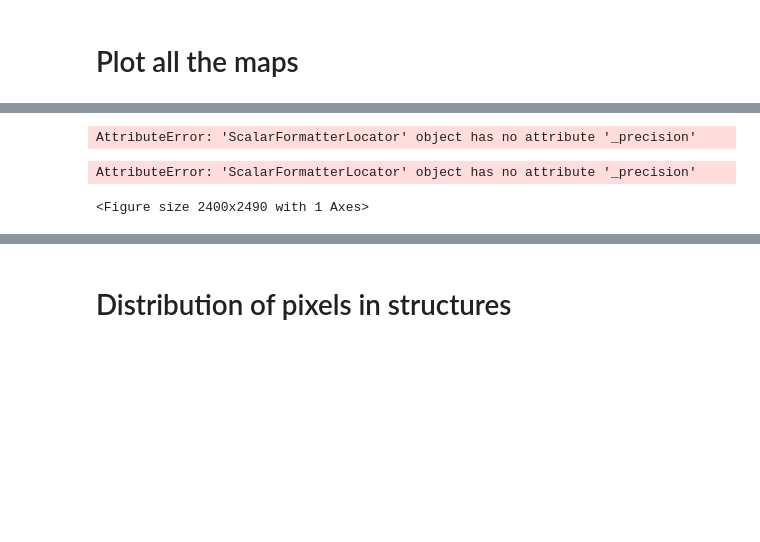
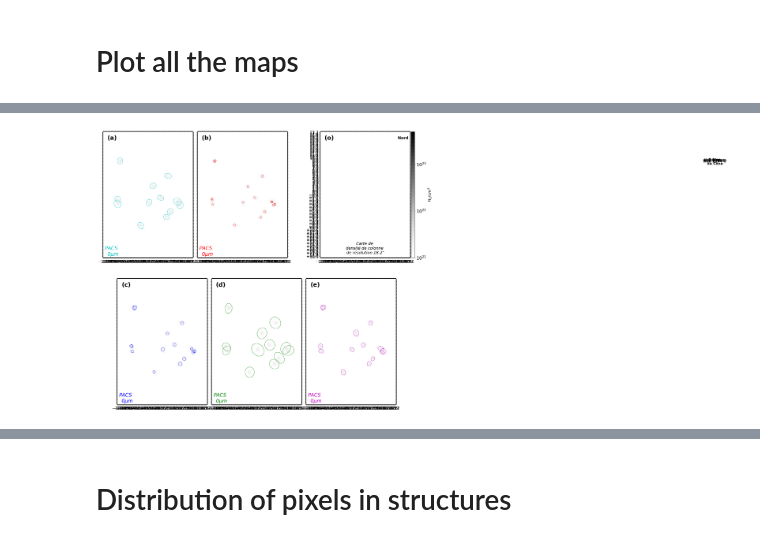
Before and after one commit to ThomassonB/FAMILY, a Jupyter notebook: testNotebook.ipynb, the cells around one changed output, grey strips where cells are left out. Saved outputs shown, nothing was run; the diff lists cells and outputs as text; code cells hidden in the pictures; blank space fills up the shorter version.

```diff
--- a/testNotebook.ipynb
+++ b/testNotebook.ipynb
@@ -138,5 +126,5 @@ to_consider = structure_table[~structure_table.index.isin(hierarchical_structure
 to_consider.index = np.arange(0, len(to_consider))
 # %%
-image = dataset[-1].fits_img
+image = dataset._data['L01'].fits_img
 fig = network.structures[0].plot(image)
 # %% [output]
@@ -209,7 +178,7 @@ subplots_coords = [
 
 colors = ["m", "g", "b", "r", "c"][::-1]
 lab = ['(a)', '(b)', '(c)', '(d)', '(e)', '(f)']
-for data, subplot, color, label in zip(dataset[1:], subplots_coords, colors, lab):
+for data, subplot, color, label in zip(dataset._data.values(), subplots_coords, colors, lab):
     img, hdr = iu.OpenImage(data.fits_img, path=True)
     img[img == 0] = np.nan
     new_fits = fits.PrimaryHDU(data=img, header=hdr)
@@ -242,8 +211,8 @@ for data, subplot, color, label in zip(dataset[1:], subplots_coords, colors, lab
         fig.colorbar.set_font(size=18)
 
     ### AXES
-    fig.tick_labels.set_xformat('dd.ddd')
-    fig.tick_labels.set_yformat('dd.ddd')
+    #fig.tick_labels.set_xformat('dd.ddd')
+    #fig.tick_labels.set_yformat('dd.ddd')
     fig.tick_labels.set_font(size=16)
 
     fig.tick_labels.hide_y()
@@ -274,7 +243,7 @@ for data, subplot, color, label in zip(dataset[1:], subplots_coords, colors, lab
     #fig.beam.set_hatch('+')
 
     ### LABELS
-    wave = int(data.metadata.get('wavelength'))
+    wave = int(data.wavelength)
     if wave < 200:
         instrument = "PACS"
     else:
@@ -295,7 +264,7 @@ for data, subplot, color, label in zip(dataset[1:], subplots_coords, colors, lab
     fig.grid.set_yspacing(0.3)
 
     ### CLUMPS
-    P = clumps["_Polygon"][clumps["_phlevel"] == data.beam]
+    P = clumps["_Polygon"][clumps["_beam"] == data.beam]
 
     PTS = [] #idx in original 739
     for n, p in zip(P.index, P):
@@ -303,7 +272,6 @@ for data, subplot, color, label in zip(dataset[1:], subplots_coords, colors, lab
         PTS.append(np.reshape(np.ravel([x, y]), (len(x), 2), order='F'))
 
     fig.show_polygons(PTS, facecolor="none", edgecolor=color, lw=1)
-
     ### REGIONS
     #labelsxy = ["S Mon", "IRAS 1", "IRAS 2", "Nébuleuse \ndu Cône"]
     labelsxy = ["S Mon", "NGC 2264-C", "NGC 2264-D", "Nébuleuse \ndu Cône"]
@@ -333,18 +301,17 @@ for data, subplot, color, label in zip(dataset[1:], subplots_coords, colors, lab
     #fig.add_label(0.92, 0.95, f'Nord', relative=True, style="normal", size=14,
     #              color="black", weight="bold")
 
-    fig.add_scalebar(1)
-    fig.scalebar.set_length(206264 / 3600 / 723)
-    fig.scalebar.set_corner('bottom right')
-    fig.scalebar.set_label('1 pc')
 
-    fig.scalebar.set_font(size=14, weight='bold')
+    #fig.add_scalebar()
+    #fig.scalebar.set_length(206264 / 3600 / 723)
+    #fig.scalebar.set_corner('bottom right')
+    #fig.scalebar.set_label('1 pc')
 
-    fig.scalebar.set_linewidth(4)
-    fig.scalebar.set(linestyle='solid', color='k')
+    #fig.scalebar.set_font(size=14, weight='bold')
 
-
-file = "/Users/thomaben/Documents/Working/TestApp/NGC2264/Data/densmap/hi.surface.density.r18p2.bor.fits"
+    #fig.scalebar.set_linewidth(4)
+    #fig.scalebar.set(linestyle='solid', color='k')
+file = "./benchmark/fits/gaussian_map.fits"
 
 img, hdr = iu.OpenImage(file, path=True)
 #img[img == 0] = np.nan
@@ -402,8 +369,8 @@ fig.colorbar.set_ticks(ticks)
 fig.colorbar.set_axis_label_text("$H_2 / cm^2$")
 fig.colorbar.set_font(size=18)
 
-fig.tick_labels.set_xformat('dd.ddd')
-fig.tick_labels.set_yformat('dd.ddd')
+#fig.tick_labels.set_xformat('dd.ddd')
+#fig.tick_labels.set_yformat('dd.ddd')
 fig.tick_labels.set_font(size=16)
 
 fig.add_grid()
@@ -416,26 +383,16 @@ fig.grid.set_yspacing(0.3)
 #fig.tick_labels.hide_y()
 fig.axis_labels.hide()
 
-X = [x for classe, x in zip(dataset[0].catalog["Class"], dataset[0].catalog["_RAJ2000"])
-     if classe == "0/I  "]
-Y = [x for classe, x in zip(dataset[0].catalog["Class"], dataset[0].catalog["_DEJ2000"])
-     if classe == "0/I  "]
+#X = [x for classe, x in zip(dataset[0].catalog["Class"], dataset[0].catalog["_RAJ2000"])
+#     if classe == "0/I  "]
+#Y = [x for classe, x in zip(dataset[0].catalog["Class"], dataset[0].catalog["_DEJ2000"])
+#     if classe == "0/I  "]
 
-fig.show_markers(X, Y, facecolor="white", edgecolor="k", alpha=1, marker="X", lw=1, s=40)
+#fig.show_markers(X, Y, facecolor="white", edgecolor="k", alpha=1, marker="X", lw=1, s=40)
 
 
 fig.add_label(0.5, 0.075, u'Carte de \ndensité de colonne \nde résolution 18.2"', relative=True, style="oblique", size=16,
               color="k", weight="book")
-
-fig.add_scalebar(1)
-fig.scalebar.set_length(206264 / 3600 / 723)
-fig.scalebar.set_corner('bottom right')
-fig.scalebar.set_label('1 pc')
-
-fig.scalebar.set_font(size=14, weight='bold')
-
-fig.scalebar.set_linewidth(4)
-fig.scalebar.set(linestyle='solid', color='k')
 # %% [output]
 WARNING: AstropyDeprecationWarning: CoordinateHelper.ticks should not be accessed directly and is deprecated [astropy.visualization.wcsaxes.coordinate_helpers]
 Ignoring fixed y limits to fulfill fixed data aspect with adjustable data limits.
@@ -442,6 +409,4 @@ Ignoring fixed y limits to fulfill fixed data aspect with adjustable data limits
-AttributeError: 'ScalarFormatterLocator' object has no attribute '_precision'
-AttributeError: 'ScalarFormatterLocator' object has no attribute '_precision'
-<Figure size 2400x2490 with 1 Axes>
+[figure, added]
 # %%
 import aplpy
 from astropy.io import fits
```
Also changed, not shown: parts of 20 cells of this notebook, 16 other files.
